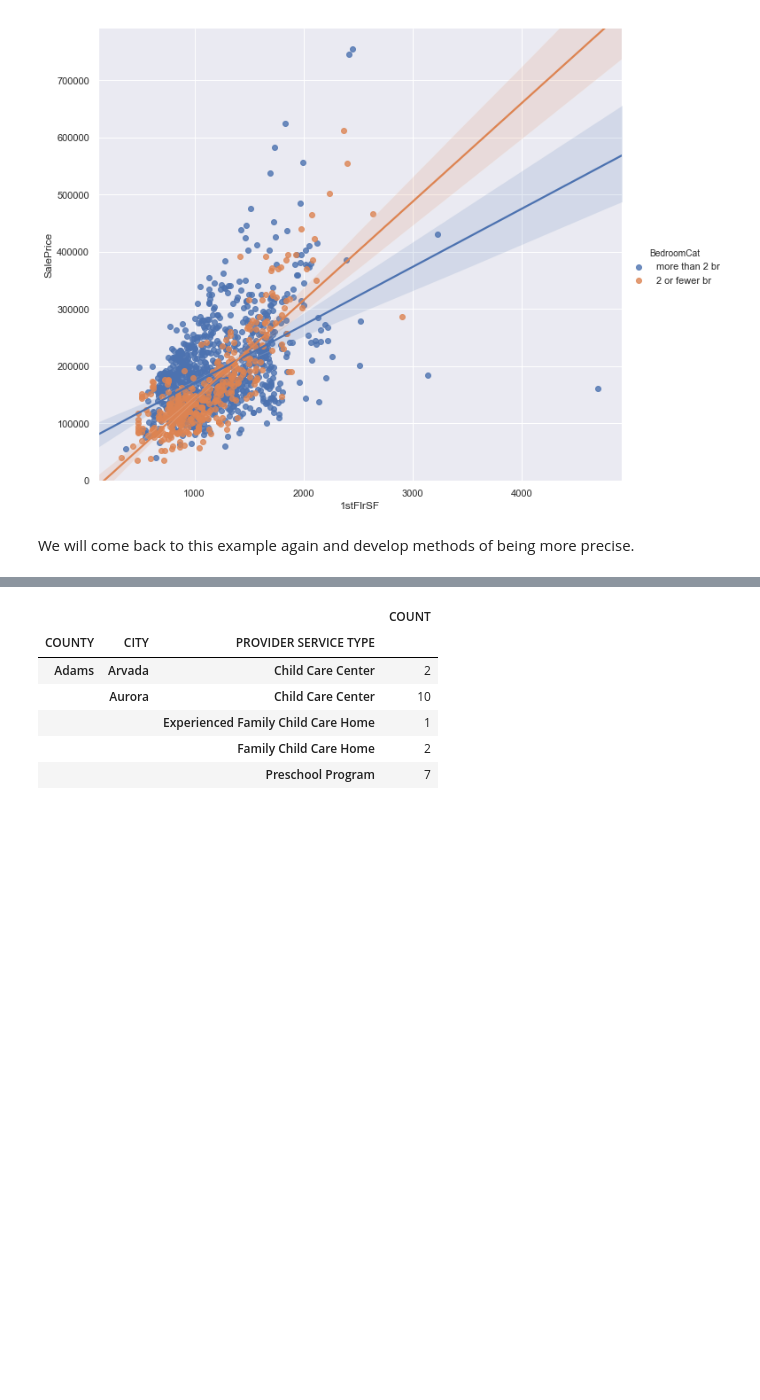
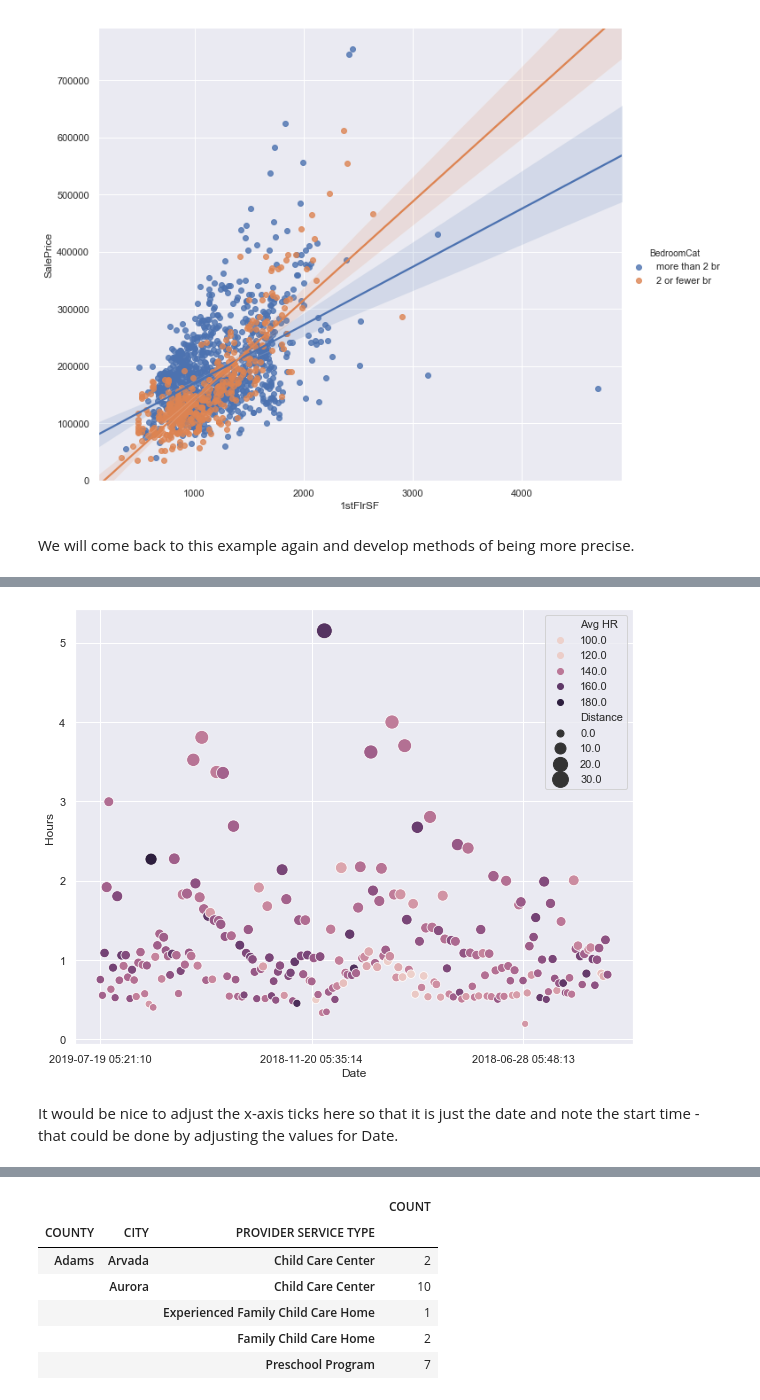
Before and after one commit to virgilpierce/STAT_411, a Jupyter notebook: 1 - Intro and Motivating Ex.ipynb, the cells around one changed output, grey strips where cells are left out. Drawn from its saved outputs; the diff is of its cells as text; code cells hidden in the pictures; blank space fills up the shorter version.

Commit message:
Update 1 - Intro and Motivating Ex.ipynb
Adding example of running data from Garmin (example of dates and times).

```diff
--- a/1 - Intro and Motivating Ex.ipynb
+++ b/1 - Intro and Motivating Ex.ipynb
@@ -759,0 +764,5 @@ We will come back to this example again and develop methods of being more precis
+# %%
+run = pa.read_csv('Data Sets/Pierce_Garmin.csv')
+
+print(run.shape)
+run.head()
@@ -759,0 +780,10 @@ We will come back to this example again and develop methods of being more precis
+# %%
+def hours(timestr):   # function to convert HH:MM:SS to Hours decimal
+
+    ftr = [1, 1/60, 1/60/60]
+
+    return sum([a*b for a,b in zip(ftr, map(int,timestr.split(':')))])
+# %%
+run.loc[:, 'Hours'] = list(map(hours, run.Time))  # Adding a feature that is the hours of the run as a decimal
+
+run.head()
@@ -760,3 +798,27 @@ We will come back to this example again and develop methods of being more precis
+# %%
+run.loc[run.loc[:, 'Avg HR']=='--', 'Avg HR'] = 'np.nan'
+
+# Replacing Garmins symbol for no-data with Pandas, as a string so we can pass it to eval in map.
+
+run.loc[:, 'Avg HR'] = list(map(eval, run.loc[:, 'Avg HR'] ))
+
+# Even though much of the data is numeric, it was loaded as strings (probably because
+# of the .csv file Garmin gave us). Easy enough in Python to convert strings to numbers by passing them
+# through eval with map.
+# %%
+import matplotlib.ticker as ticker
+
+sn.set_style()
+fig, axes = plt.subplots(1, 1, figsize=(10, 8));
+
+sn.scatterplot(x='Date', y='Hours', size='Distance', hue='Avg HR',
+               sizes = (50, 250), data=run, ax=axes);
+
+axes.xaxis.set_major_locator(plt.MultipleLocator(100))
+# %% [output]
+[figure, added]
+# %% [markdown]
+It would be nice to adjust the x-axis ticks here so that it is just the date and note the start time - that could be done by adjusting the values for Date.
 # %% [markdown]
 ## Fourth Motivating Example - Colorado Child Care
 
```
Also changed, not shown: parts of 5 cells of this notebook.
